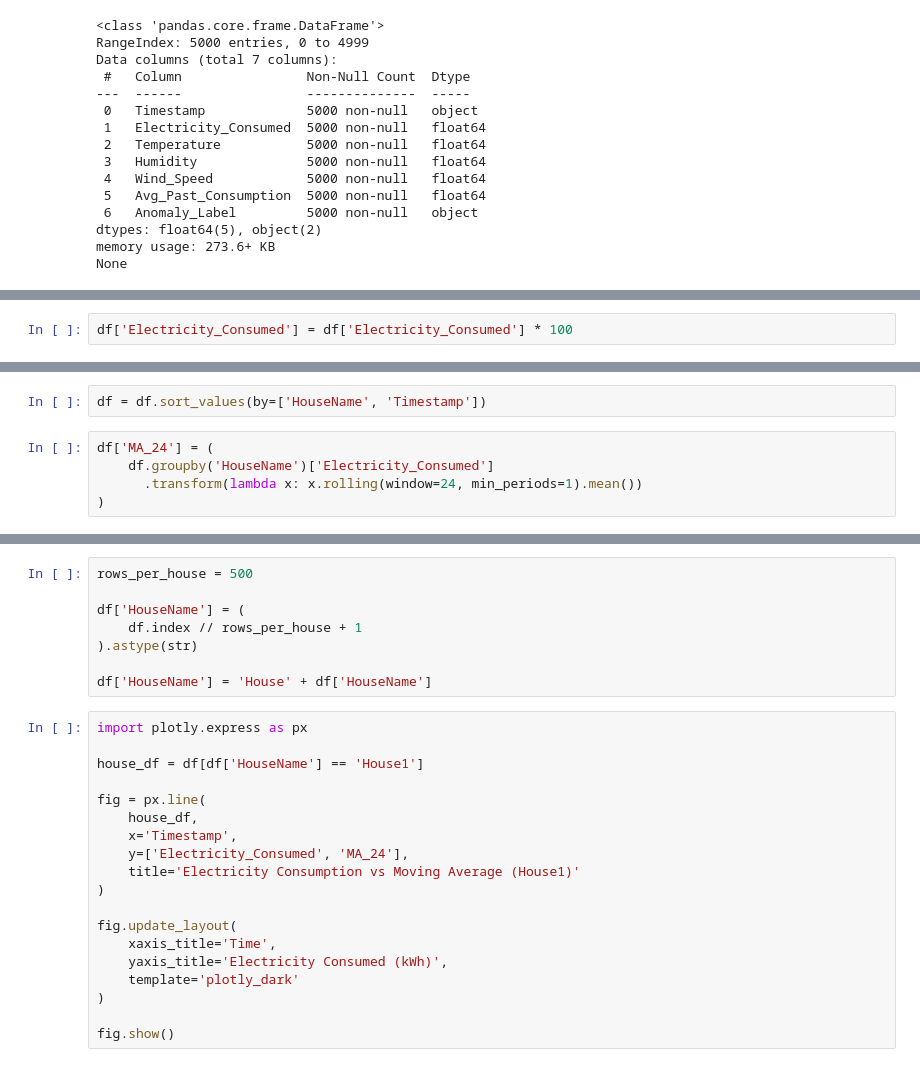
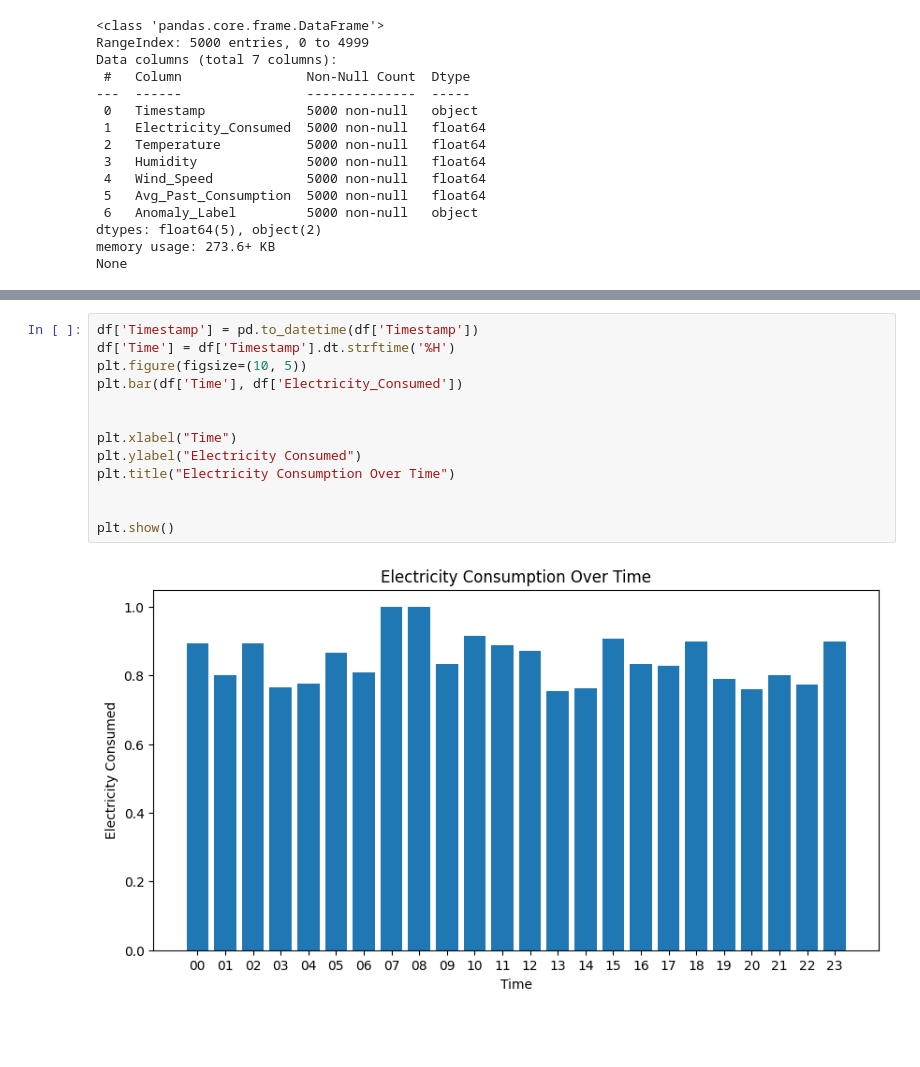
Before and after one commit to Thesushmit/Hack-o-week-sem6, a Jupyter notebook: week1/main.ipynb, the cells around one changed output, grey strips where cells are left out. Saved outputs shown, nothing was run; the diff lists cells and outputs as text; blank space fills up the shorter version.

```diff
--- a/week1/main.ipynb
+++ b/week1/main.ipynb
@@ -51,2 +48,0 @@ datetime64[ns]
-# %%
-df['Electricity_Consumed'] = df['Electricity_Consumed'] * 100
@@ -80,7 +48,0 @@ fig.show()
-# %%
-df = df.sort_values(by=['HouseName', 'Timestamp'])
-# %%
-df['MA_24'] = (
-    df.groupby('HouseName')['Electricity_Consumed']
-      .transform(lambda x: x.rolling(window=24, min_periods=1).mean())
-)
@@ -98,27 +49,15 @@ print(house_df[['Timestamp', 'Electricity_Consumed']].head(10))
-# %%
-rows_per_house = 500
-
-df['HouseName'] = (
-    df.index // rows_per_house + 1
-).astype(str)
-
-df['HouseName'] = 'House' + df['HouseName']
-# %%
-import plotly.express as px
-
-house_df = df[df['HouseName'] == 'House1']
-
-fig = px.line(
-    house_df,
-    x='Timestamp',
-    y=['Electricity_Consumed', 'MA_24'],
-    title='Electricity Consumption vs Moving Average (House1)'
-)
-
-fig.update_layout(
-    xaxis_title='Time',
-    yaxis_title='Electricity Consumed (kWh)',
-    template='plotly_dark'
-)
-
-fig.show()
+# %%
+df['Timestamp'] = pd.to_datetime(df['Timestamp'])
+df['Time'] = df['Timestamp'].dt.strftime('%H')
+plt.figure(figsize=(10, 5))
+plt.bar(df['Time'], df['Electricity_Consumed'])
+
+
+plt.xlabel("Time")
+plt.ylabel("Electricity Consumed")
+plt.title("Electricity Consumption Over Time")
+
+
+plt.show()
+# %% [output]
+[figure, added]
```
Also changed, not shown: parts of 14 cells of this notebook, 1 other file.
